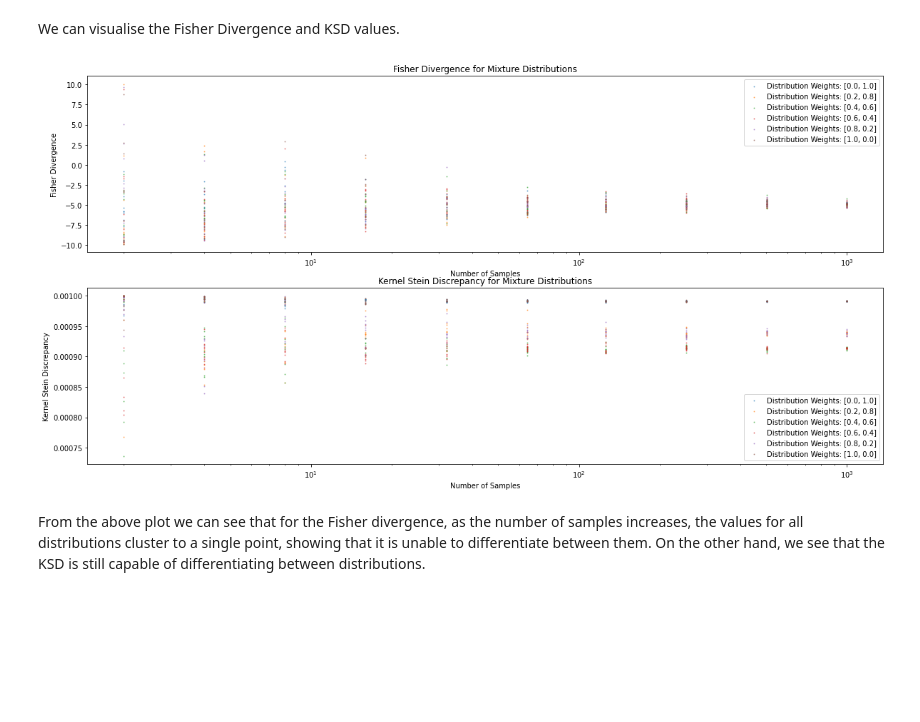
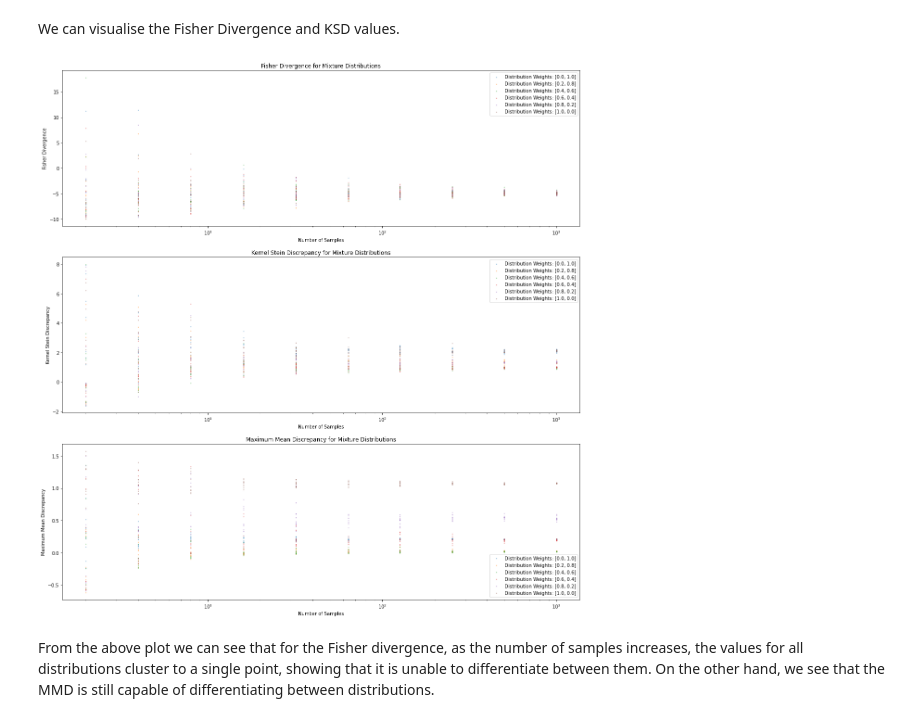
Before and after one commit to jswu18/distribution-discrepancies, a Jupyter notebook: notebooks/4_fisher_divergence.ipynb, the cells around one changed output. Cells and saved outputs as stored; diff of their text form; code cells hidden in the pictures; blank space fills up the shorter version.

```diff
--- a/notebooks/4_fisher_divergence.ipynb
+++ b/notebooks/4_fisher_divergence.ipynb
@@ -255,12 +259,18 @@ pdfs = np.zeros((n_weights, n_t))
 weights = np.round(np.linspace(0, 1, n_weights), 2)
 fisher_vals_p = np.zeros((n_weights, n_trials, len(n_samples)))
 ksd_vals_p = np.zeros((n_weights, n_trials, len(n_samples)))
+mmd_vals_p = np.zeros((n_weights, n_trials, len(n_samples)))
+
 
 fisher_divergence = FisherDivergence(p_mix)
+
 stein_kernel = SteinKernel(
-    distribution=p_mix, kernel=InverseMultiQuadraticKernel(c=10, beta=-0.5)
+    distribution=p_mix, kernel=InverseMultiQuadraticKernel(c=0.5, beta=-0.5)
 )
 ksd = KernelSteinDiscrepancy(stein_kernel=stein_kernel)
+
+mmd = MaximumMeanDiscrepancy(kernel=InverseMultiQuadraticKernel(c=0.5, beta=-0.5))
+mmd_samples = p_mix.sample(np.max(n_samples))
 
 for i, weight in enumerate(weights):
     p_mix_i = Mixture(weights=[weight, 1 - weight], distributions=[p1, p2])
@@ -271,6 +281,9 @@ for i, weight in enumerate(weights):
             lambda z_i: fisher_divergence.compute(z_i.reshape(-1, 1))
         )(z).T
         ksd_vals_p[i, :, k] = vmap(lambda z_i: ksd.compute(z_i.reshape(-1, 1)))(z).T
+        mmd_vals_p[i, :, k] = vmap(
+            lambda z_i: mmd.compute(mmd_samples, z_i.reshape(-1, 1))
+        )(z).T
 # %% [markdown]
 We can visualise the different distributions being compared.
 # %%
@@ -295,39 +308,53 @@ plt.show()
 # %% [markdown]
 We can visualise the Fisher Divergence and KSD values.
 # %%
-fig, ax = plt.subplots(2, 1)
+fig, ax = plt.subplots(3, 1)
 fig.set_figwidth(20)
-fig.set_figheight(10)
+fig.set_figheight(21)
 for i, weight in enumerate(weights):
     ax[0].scatter(
         np.repeat(n_samples, n_trials).reshape(-1, n_trials).T.flatten(),
         fisher_vals_p[i, :, :].flatten(),
         s=1,
         alpha=5e-1,
         label=f"Distribution Weights: [{weight}, {np.round(1-weight, 2)}]",
     )
 ax[0].set_xscale("log")
 ax[0].set_title("Fisher Divergence for Mixture Distributions")
 ax[0].set_xlabel("Number of Samples")
 ax[0].set_ylabel("Fisher Divergence")
 ax[0].legend()
 
 for i, weight in enumerate(weights):
     ax[1].scatter(
         np.repeat(n_samples, n_trials).reshape(-1, n_trials).T.flatten(),
         ksd_vals_p[i, :, :].flatten(),
         s=1,
         alpha=5e-1,
         label=f"Distribution Weights: [{weight}, {np.round(1-weight, 2)}]",
     )
 ax[1].set_xscale("log")
 ax[1].set_title("Kernel Stein Discrepancy for Mixture Distributions")
 ax[1].set_xlabel("Number of Samples")
 ax[1].set_ylabel("Kernel Stein Discrepancy")
 ax[1].legend()
 
+for i, weight in enumerate(weights):
+    ax[2].scatter(
+        np.repeat(n_samples, n_trials).reshape(-1, n_trials).T.flatten(),
+        mmd_vals_p[i, :, :].flatten(),
+        s=1,
+        alpha=5e-1,
+        label=f"Distribution Weights: [{weight}, {np.round(1-weight, 2)}]",
+    )
+ax[2].set_xscale("log")
+ax[2].set_title("Maximum Mean Discrepancy for Mixture Distributions")
+ax[2].set_xlabel("Number of Samples")
+ax[2].set_ylabel("Maximum Mean Discrepancy")
+ax[2].legend()
+
 plt.show()
 # %% [output]
-[figure, old version]
+[figure, new version]
 # %% [markdown]
-From the above plot we can see that for the Fisher divergence, as the number of samples increases, the values for all distributions cluster to a single point, showing that it is unable to differentiate between them. On the other hand, we see that the KSD is still capable of differentiating between distributions.
+From the above plot we can see that for the Fisher divergence, as the number of samples increases, the values for all distributions cluster to a single point, showing that it is unable to differentiate between them. On the other hand, we see that the MMD is still capable of differentiating between distributions.
```
Also changed, not shown: parts of 2 cells of this notebook.
